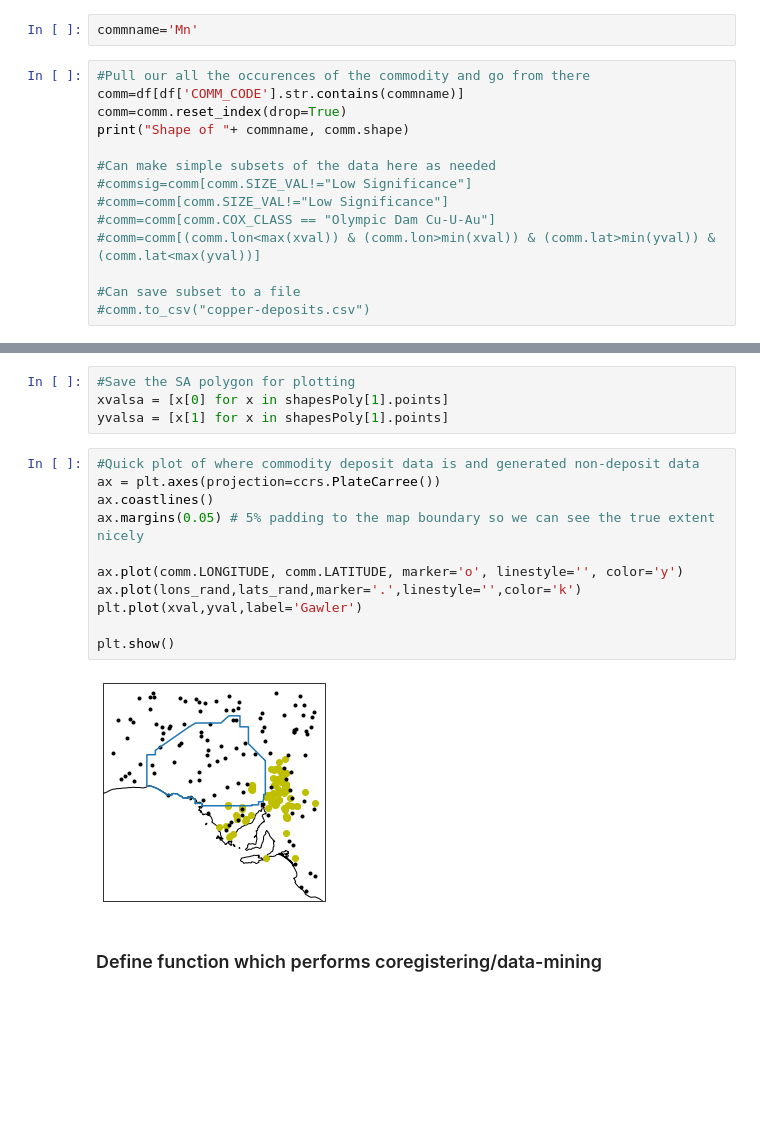
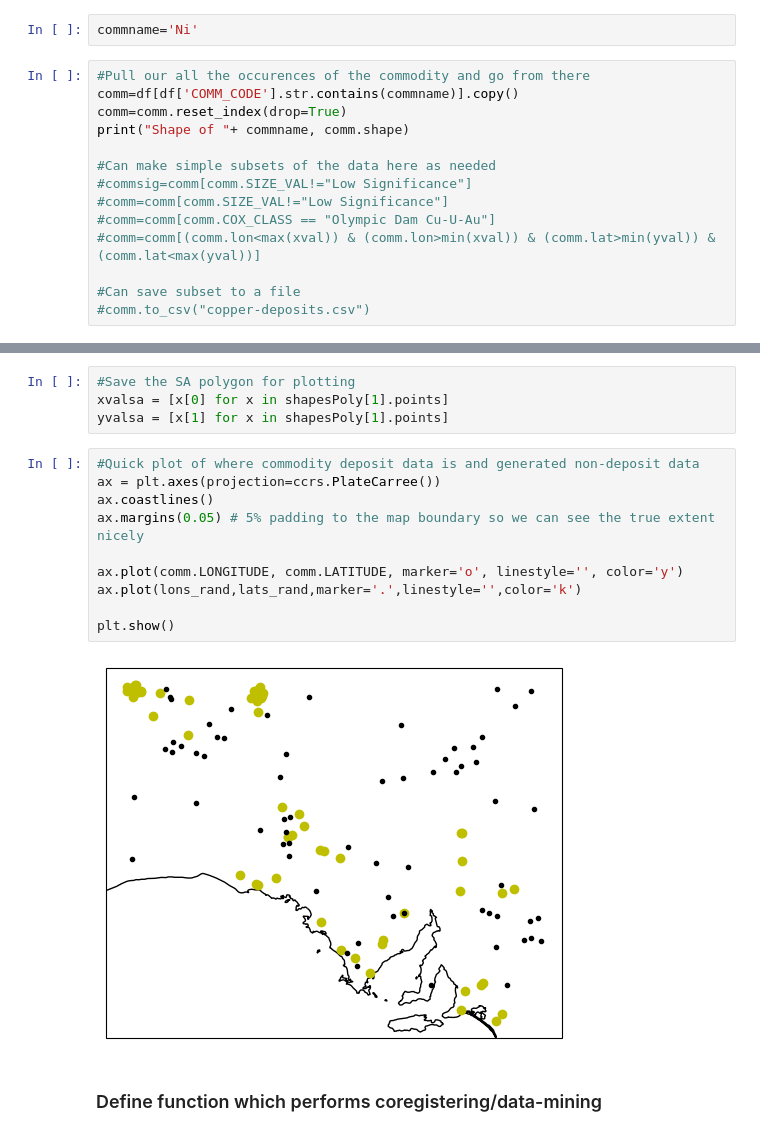
Before and after one commit to natbutter/gawler-exploration, a Jupyter notebook: results-sa.ipynb, the cells around one changed output, grey strips where cells are left out. Cells and saved outputs as stored; diff of their text form; blank space fills up the shorter version.

```diff
--- a/results-sa.ipynb
+++ b/results-sa.ipynb
@@ -193,10 +199,10 @@ yval = [x[1] for x in shapes[0].points]
 # %% [markdown]
 ### Set the commodity we want to target
 # %%
-commname='Mn'
+commname='Ni'
 # %%
 #Pull our all the occurences of the commodity and go from there
-comm=df[df['COMM_CODE'].str.contains(commname)]
+comm=df[df['COMM_CODE'].str.contains(commname)].copy()
 comm=comm.reset_index(drop=True)
 print("Shape of "+ commname, comm.shape)
 
@@ -511,16 +517,15 @@ yvalsa = [x[1] for x in shapesPoly[1].points]
 # %%
 #Quick plot of where commodity deposit data is and generated non-deposit data
 ax = plt.axes(projection=ccrs.PlateCarree())
 ax.coastlines()
 ax.margins(0.05) # 5% padding to the map boundary so we can see the true extent nicely
 
 ax.plot(comm.LONGITUDE, comm.LATITUDE, marker='o', linestyle='', color='y')
 ax.plot(lons_rand,lats_rand,marker='.',linestyle='',color='k')
-plt.plot(xval,yval,label='Gawler')
 
 plt.show()
 # %% [output]
-[figure, old version]
+[figure, new version]
 # %% [markdown]
 ### Define function which performs coregistering/data-mining
 # %%
```
Also changed, not shown: parts of 29 cells of this notebook.
